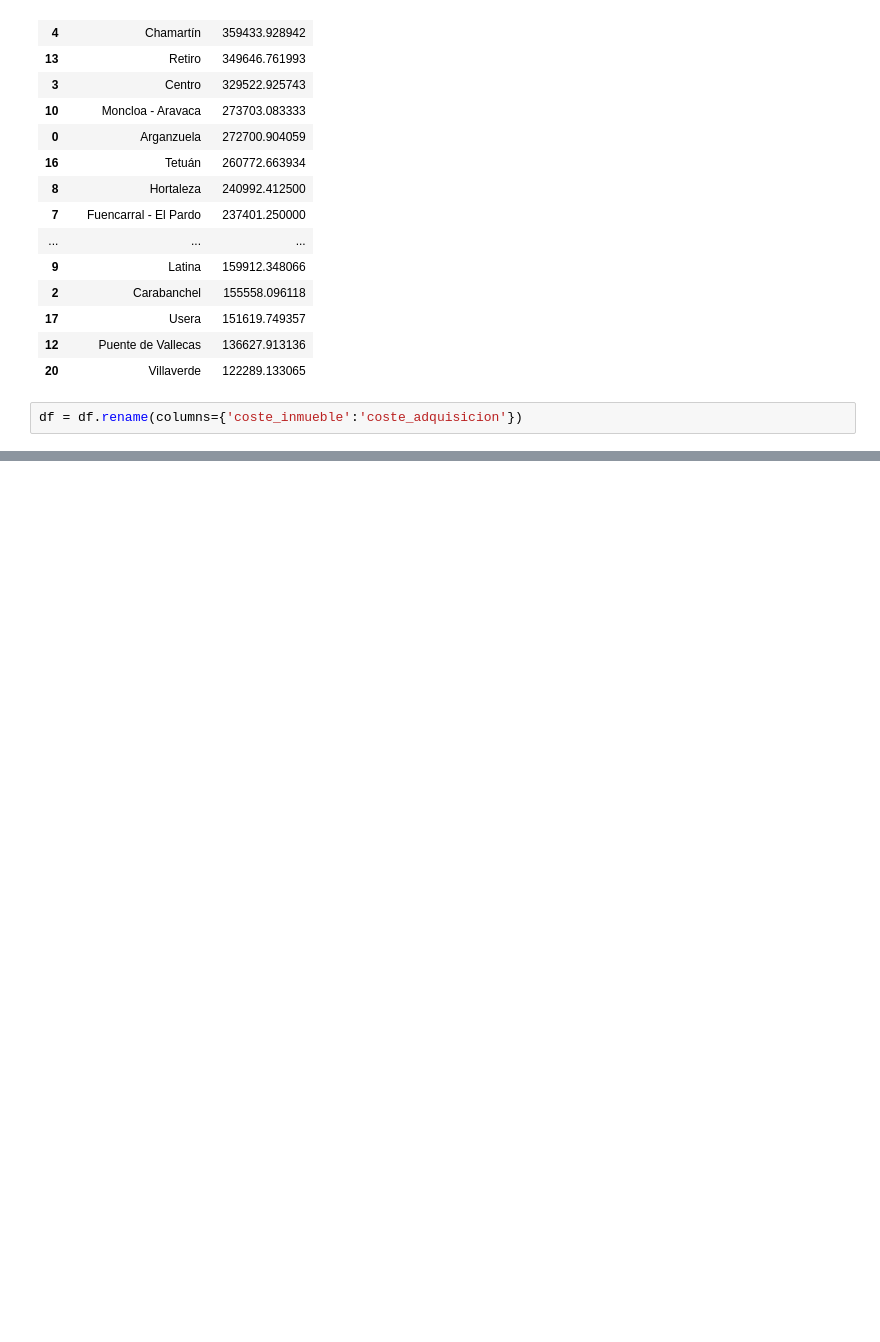
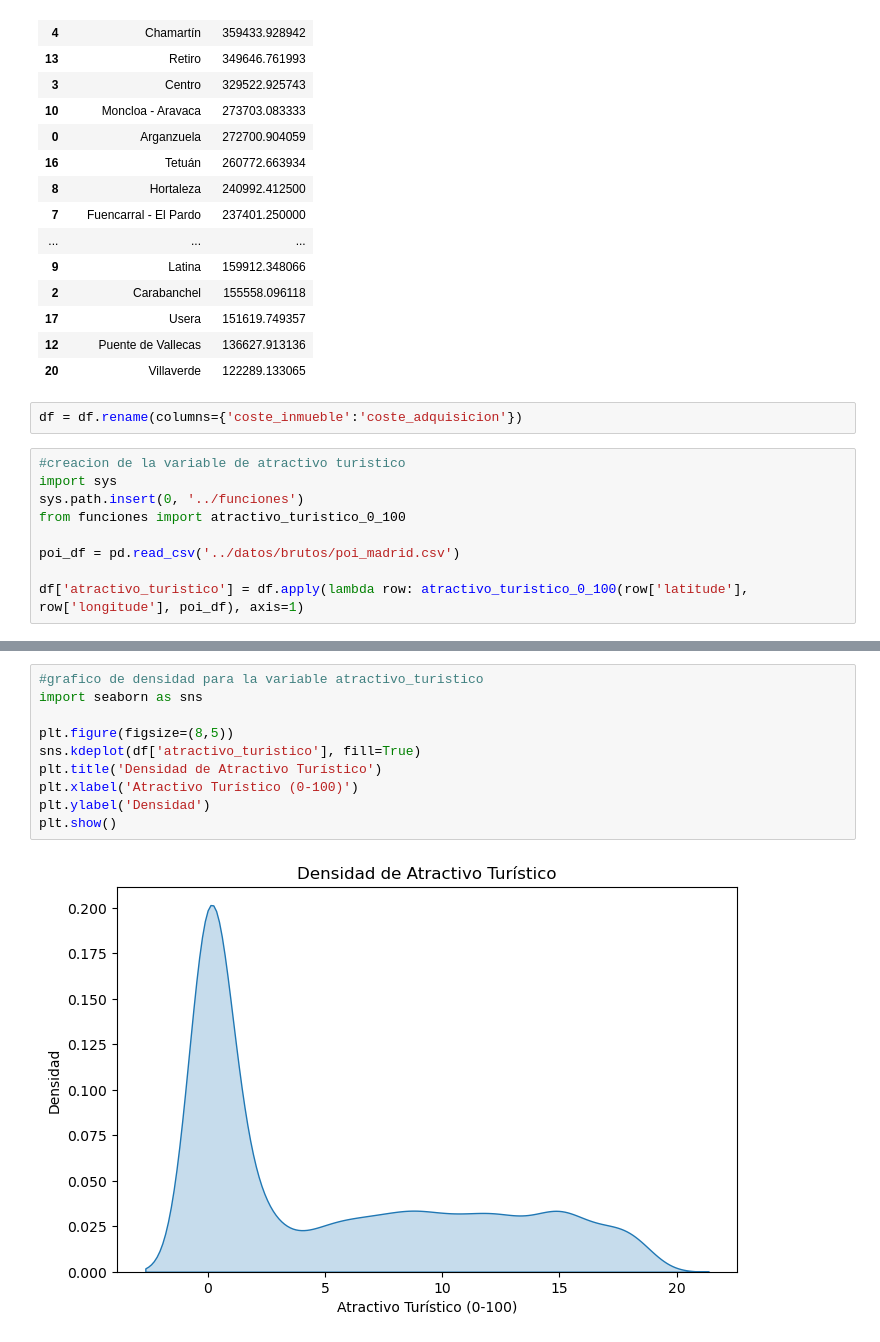
Before and after one commit to jordipsans/madrid-tourist-rental-opportunity-analysis, a Jupyter notebook: notebooks/02_CreacionVariables.ipynb, the cells around one changed output, grey strips where cells are left out. Drawn from its saved outputs; the diff is of its cells as text; blank space fills up the shorter version.

Commit message:
final creacion variables

```diff
--- a/notebooks/02_CreacionVariables.ipynb
+++ b/notebooks/02_CreacionVariables.ipynb
@@ -153,3 +153,12 @@ df.groupby('neighbourhood_group')['coste_inmueble'].mean().reset_index().sort_va
 | 20 | Villaverde | 122289.133065 |
 # %%
 df = df.rename(columns={'coste_inmueble':'coste_adquisicion'})
+# %%
+#creacion de la variable de atractivo turistico
+import sys
+sys.path.insert(0, '../funciones')
+from funciones import atractivo_turistico_0_100
+
+poi_df = pd.read_csv('../datos/brutos/poi_madrid.csv')
+
+df['atractivo_turistico'] = df.apply(lambda row: atractivo_turistico_0_100(row['latitude'], row['longitude'], poi_df), axis=1)
@@ -155,0 +175,12 @@ df = df.rename(columns={'coste_inmueble':'coste_adquisicion'})
+# %%
+#grafico de densidad para la variable atractivo_turistico
+import seaborn as sns
+
+plt.figure(figsize=(8,5))
+sns.kdeplot(df['atractivo_turistico'], fill=True)
+plt.title('Densidad de Atractivo Turístico')
+plt.xlabel('Atractivo Turístico (0-100)')
+plt.ylabel('Densidad')
+plt.show()
+# %% [output]
+[figure, added]
```
Also changed, not shown: parts of 4 cells of this notebook, 2 other files.
